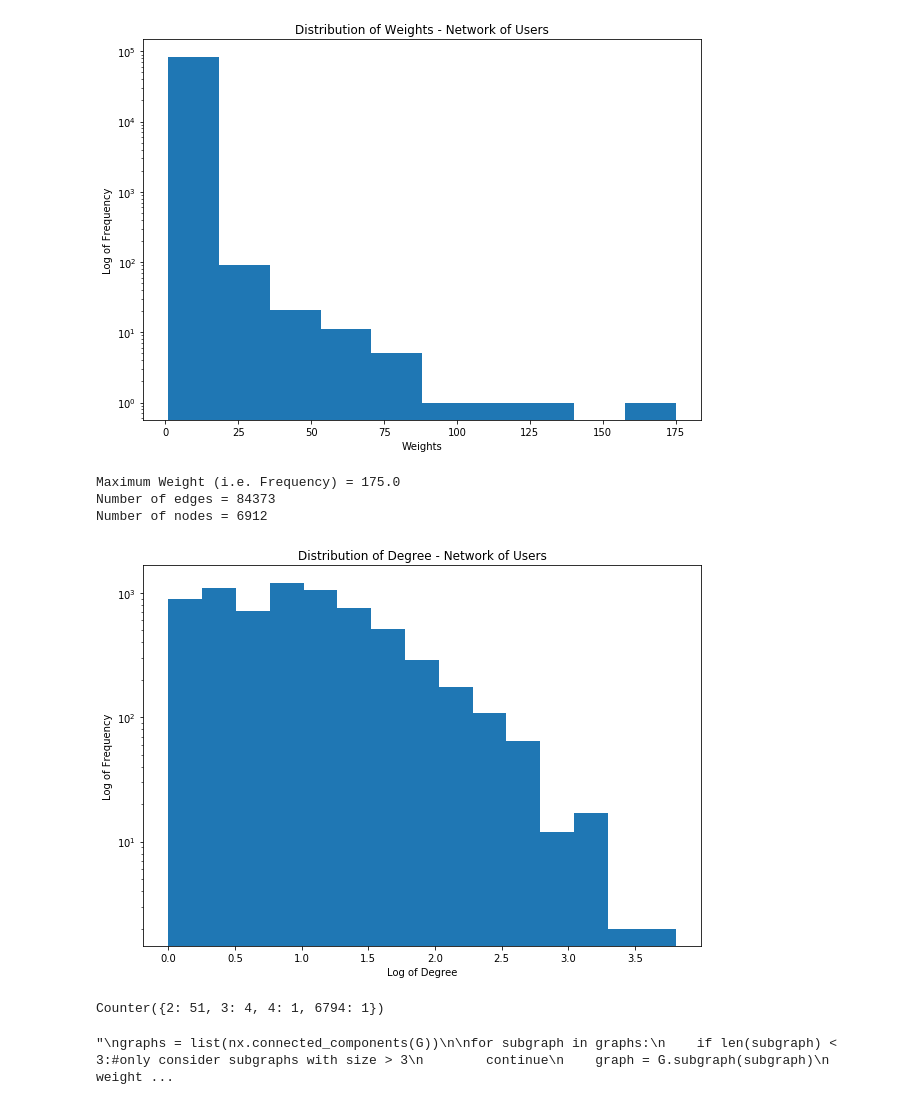
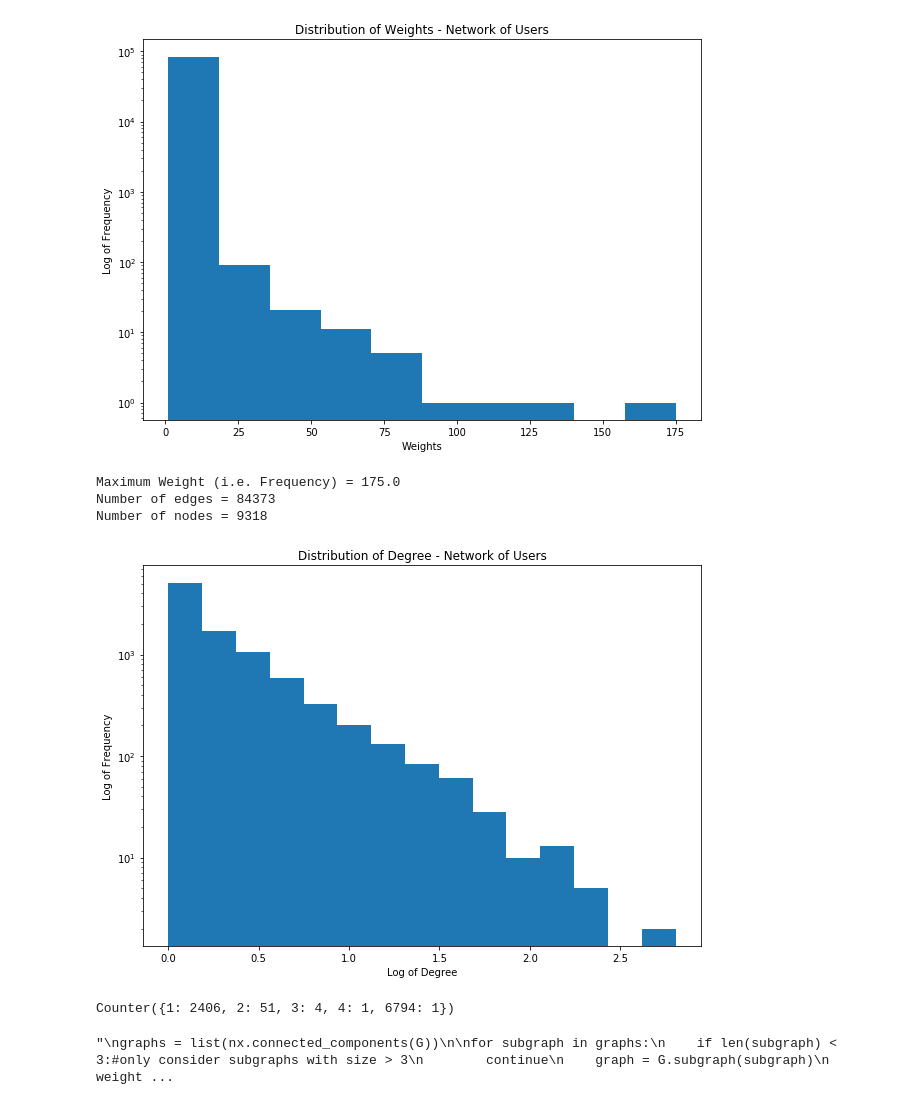
Before and after one commit to jzh001/Social-Network-Structure-in-Common-Interest-Communities, a Jupyter notebook: notebook.ipynb, the cells around one changed output. Drawn from its saved outputs; the diff is of its cells as text; code cells hidden in the pictures.

```diff
--- a/notebook.ipynb
+++ b/notebook.ipynb
@@ -52,0 +56,2 @@ Number of Users: 9318
+# %%
+users = set(df['User'])
@@ -72,16 +81,17 @@ plt.savefig("Distribution of Score.png")
 # %%
 G = nx.Graph() #network of users
 B = nx.Graph() #bipartite graph between users and releases
+G.add_nodes_from(users)
+B.add_nodes_from(users)
 # %%
 #construction of bipartite graph between users and releases
-users = set()
 bandmp = {}
 for i in range(len(df)):
     if df['Score'][i] >= posScore:#positive review is defined as score >= 75
     #if df['Score'][i] == 100:#only consider positive review as full score of 100
         B.add_edge(df['Release'][i], df['User'][i])
         B[df['Release'][i]][df['User'][i]]['year'] = df['Year'][i]
-        users.add(df['User'][i])
+        #users.add(df['User'][i]) #removing isolated nodes
     #connect release to band, assuming each release only has one band
     #if df['Release'][i] in band and band[df['Release'][i]] != df['Band'][i]:
         #print("Error at index",i)
@@ -161,21 +171,21 @@ print("Number of nodes =",len(G.nodes()))
 # %% [output]
 Maximum Weight (i.e. Frequency) = 175.0
 Number of edges = 84373
-Number of nodes = 6912
+Number of nodes = 9318
 # %%
 plt.title('Distribution of Degree - Network of Users')
 plt.xlabel('Log of Degree')
 plt.ylabel('Log of Frequency')
-data = np.log10([b for a,b in G.degree(list(G.nodes()), weight = 'weight')])
+data = np.log10([b+10 for a,b in G.degree(list(G.nodes()), weight = 'weight')])-1 #+10 to account for 0 case
 #_,bins = np.histogram(data + 1, bins='auto')
 #data = [b for a,b in G.degree(list(G.nodes()))]
 #plt.gca().set_xscale('log')
 plt.hist(data, log = True, bins = 15)
 plt.savefig("Distribution of Degree - Network of Users.png")
 #print([b for a,b in G.degree(list(G.nodes()))])
 #Hopefully able to observe Power Law Distribution
 # %% [output]
-[figure, old version]
+[figure, new version]
 # %%
 #Only run this when size is small
 #nx.draw(G, node_size = 10, width = weights)
@@ -183,7 +193,7 @@ plt.savefig("Distribution of Degree - Network of Users.png")
 # %%
 clt.Counter(sorted([len(cc) for cc in nx.connected_components(G)]))
 # %% [output]
-Counter({2: 51, 3: 4, 4: 1, 6794: 1})
+Counter({1: 2406, 2: 51, 3: 4, 4: 1, 6794: 1})
 # %%
 #Splitting the graph into connected subgraphs
 '''
```
Also changed, not shown: parts of 42 cells of this notebook.
